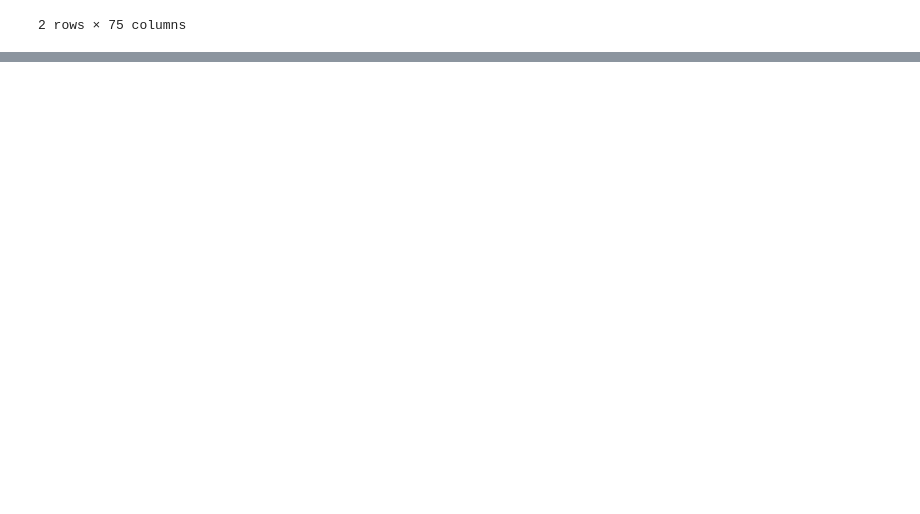
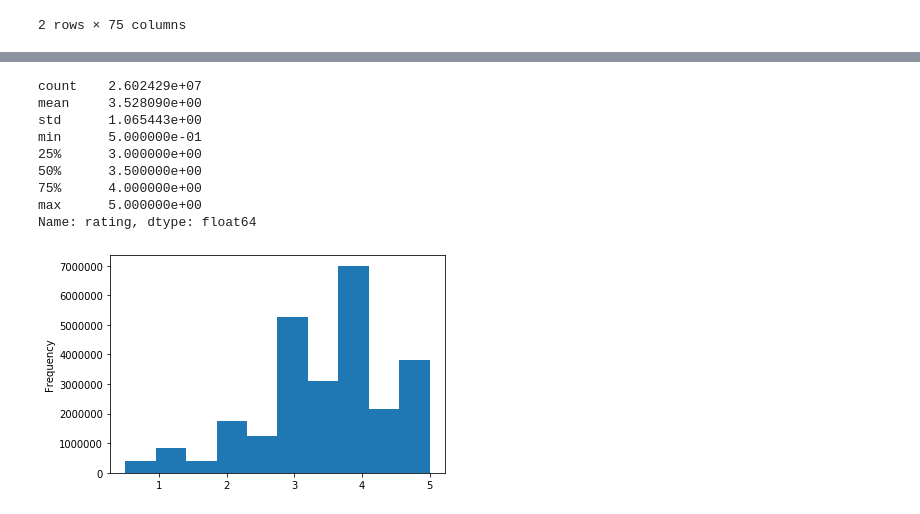
Before and after one commit to tcottrell321/Movies_ETL, a Jupyter notebook: etl_file.ipynb, the cells around one changed output, grey strips where cells are left out. Saved outputs shown, nothing was run; the diff lists cells and outputs as text; code cells hidden in the pictures; blank space fills up the shorter version.

```diff
--- a/etl_file.ipynb
+++ b/etl_file.ipynb
@@ -197,0 +634,16 @@ sorted(wiki_movies_df.columns.tolist())
+# %%
+ratings_df['timestamp'] = pd.to_datetime(ratings_df['timestamp'], unit='s')
+# %%
+ratings_df['rating'].plot(kind='hist')
+ratings_df['rating'].describe()
+# %% [output]
+count    2.602429e+07
+mean     3.528090e+00
+std      1.065443e+00
+min      5.000000e-01
+25%      3.000000e+00
+50%      3.500000e+00
+75%      4.000000e+00
+max      5.000000e+00
+Name: rating, dtype: float64
+[figure, added]
```
Also changed, not shown: parts of 57 cells of this notebook.
